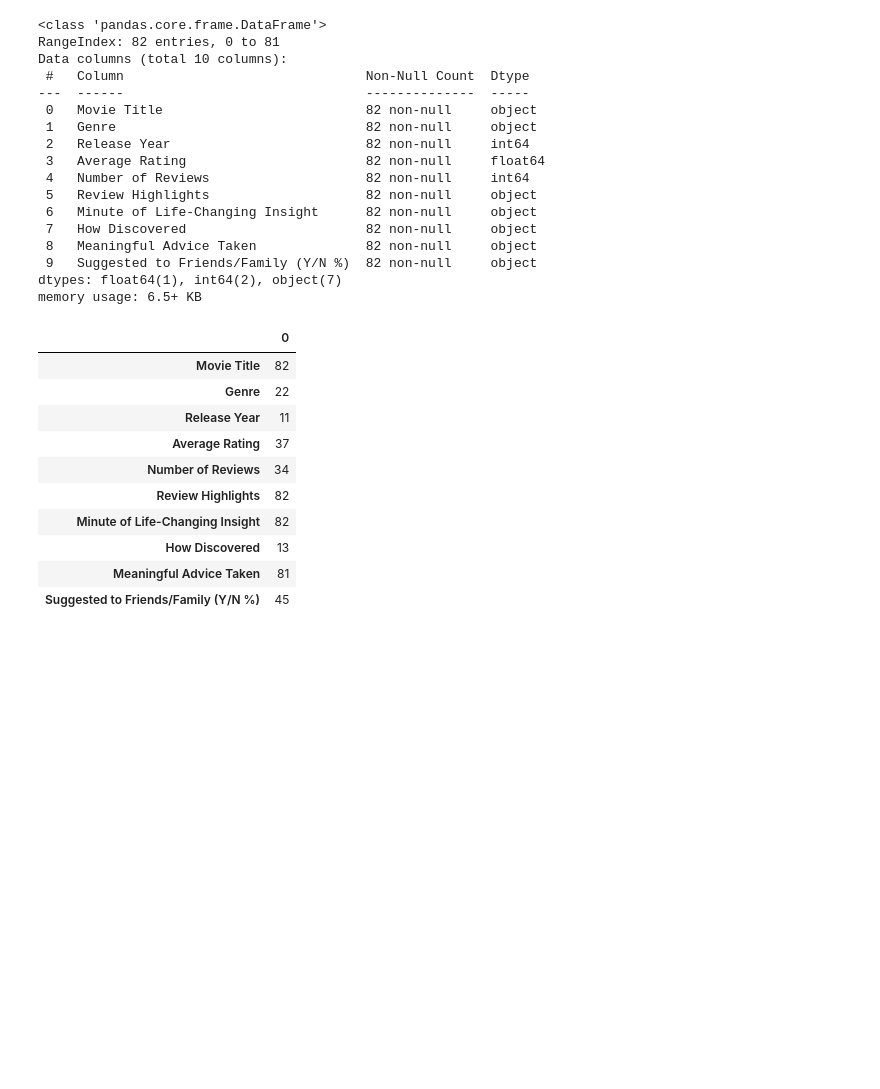
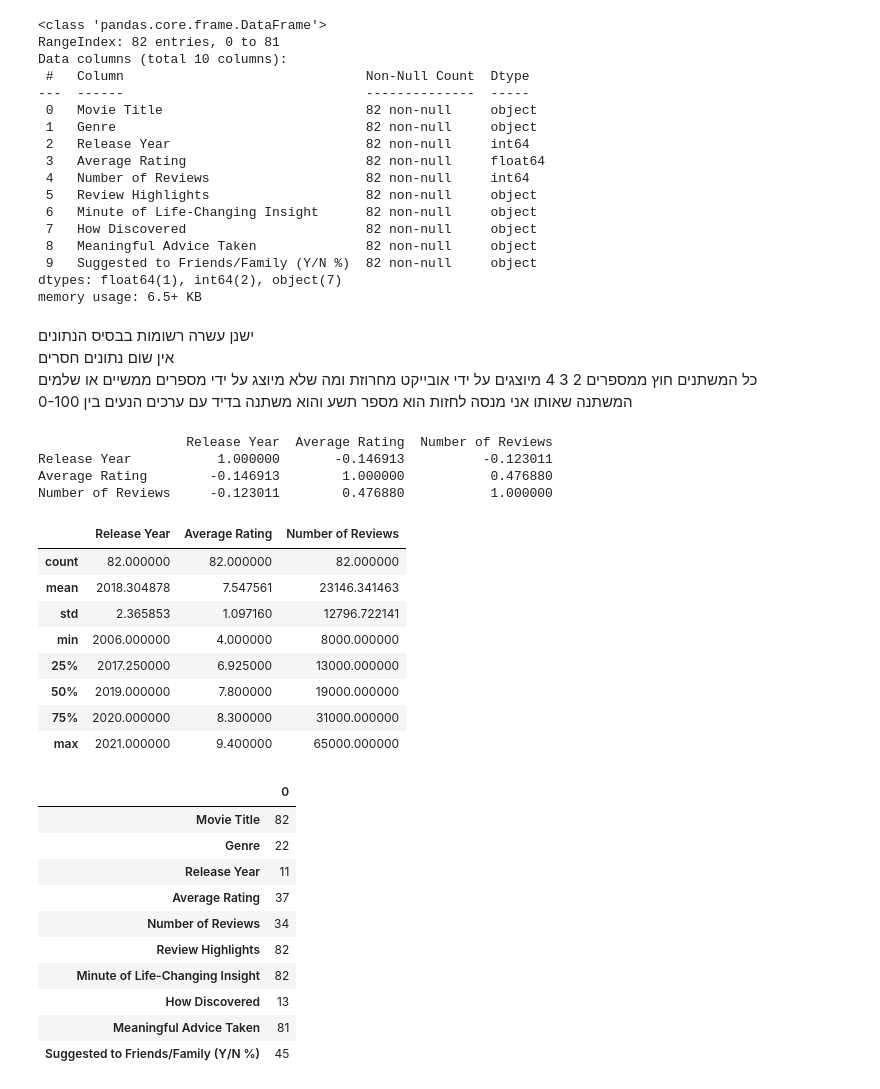
Before and after one commit to Noa810/gal, a Jupyter notebook: project_40_.ipynb, the cells around one changed output. Saved outputs shown, nothing was run; the diff lists cells and outputs as text; code cells hidden in the pictures; blank space fills up the shorter version.

```diff
--- a/project_40_.ipynb
+++ b/project_40_.ipynb
@@ -82,6 +82,32 @@ Data columns (total 10 columns):
  9   Suggested to Friends/Family (Y/N %)  82 non-null     object
 dtypes: float64(1), int64(2), object(7)
 memory usage: 6.5+ KB
+# %% [markdown]
+ישנן עשרה רשומות בבסיס הנתונים<br>
+אין שום נתונים חסרים<br>
+כל המשתנים חוץ ממספרים 2 3 4 מיוצגים על ידי אובייקט מחרוזת ומה שלא מיוצג על ידי מספרים ממשיים או שלמים<br>
+המשתנה שאותו אני מנסה לחזות הוא מספר תשע והוא משתנה בדיד עם ערכים הנעים בין 0-100
+# %%
+numerical_df = df.select_dtypes(include=['number'])
+correlation_matrix = numerical_df.corr()
+print(correlation_matrix)
+# %% [output]
+                   Release Year  Average Rating  Number of Reviews
+Release Year           1.000000       -0.146913          -0.123011
+Average Rating        -0.146913        1.000000           0.476880
+Number of Reviews     -0.123011        0.476880           1.000000
+# %%
+df.describe()
+# %% [output]
+|  | Release Year | Average Rating | Number of Reviews |
+| count | 82.000000 | 82.000000 | 82.000000 |
+| mean | 2018.304878 | 7.547561 | 23146.341463 |
+| std | 2.365853 | 1.097160 | 12796.722141 |
+| min | 2006.000000 | 4.000000 | 8000.000000 |
+| 25% | 2017.250000 | 6.925000 | 13000.000000 |
+| 50% | 2019.000000 | 7.800000 | 19000.000000 |
+| 75% | 2020.000000 | 8.300000 | 31000.000000 |
+| max | 2021.000000 | 9.400000 | 65000.000000 |
 # %%
 df.nunique()
 # %% [output]
```
Also changed, not shown: parts of 3 cells of this notebook.
